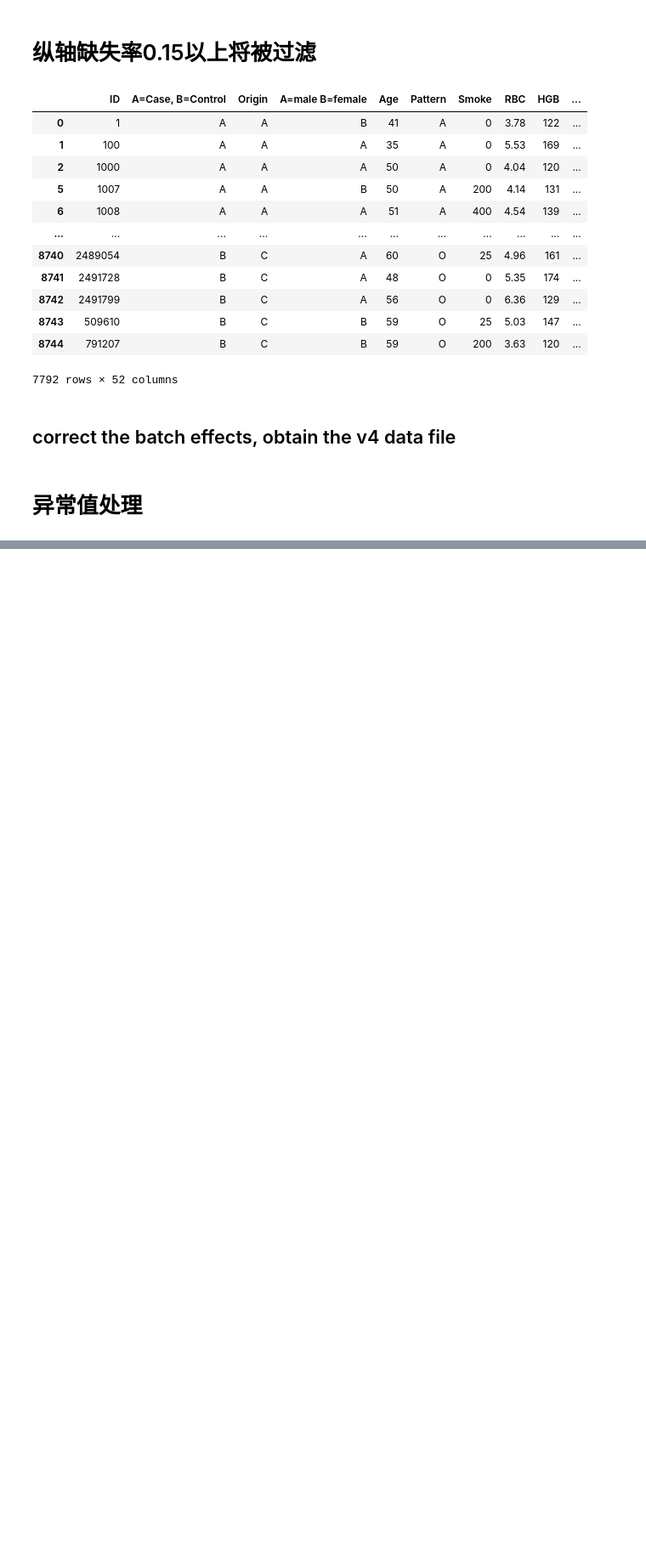
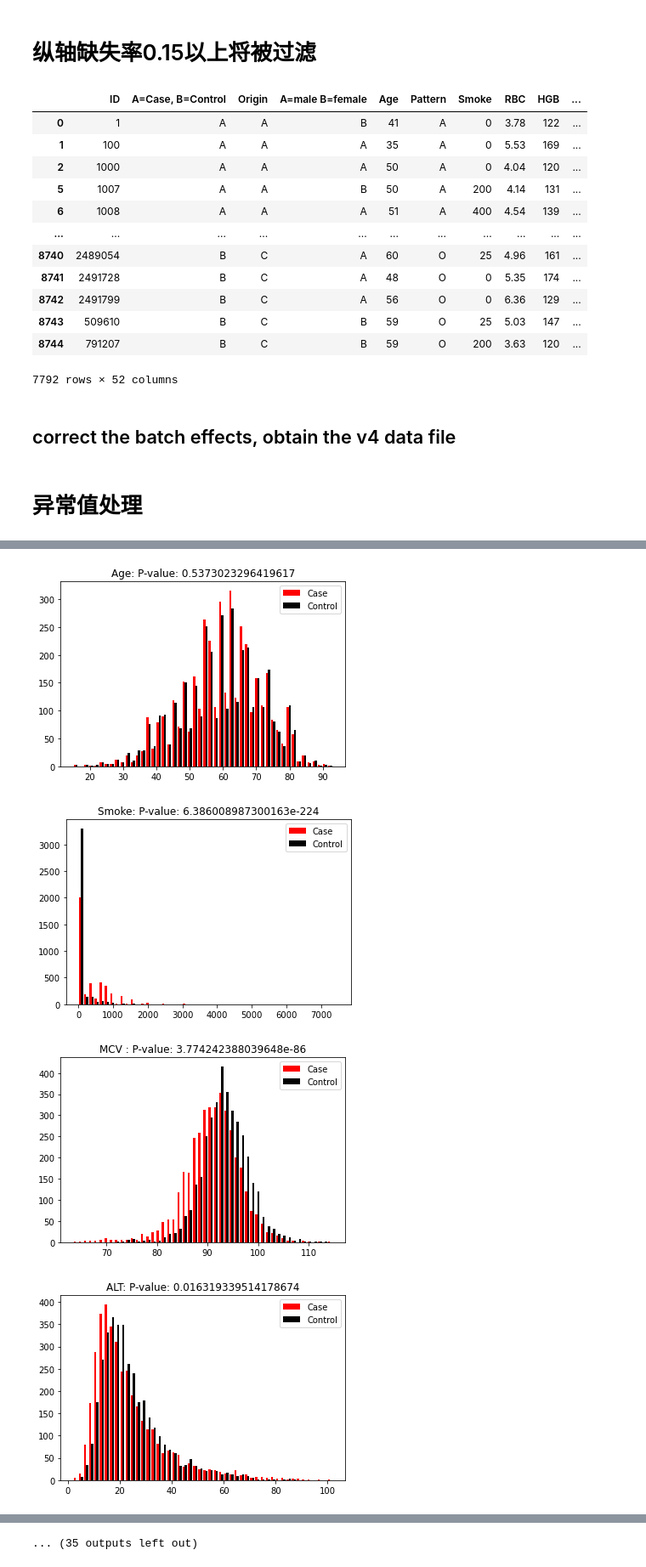
Before and after one commit to ChiXX/LungCancer, a Jupyter notebook: scripts/jupyter/Preprocessing.ipynb, the cells around one changed output, grey strips where cells are left out. Shown at 85% size. Cells and saved outputs as stored; diff of their text form; code cells hidden in the pictures; blank space fills up the shorter version.

```diff
--- a/scripts/jupyter/Preprocessing.ipynb
+++ b/scripts/jupyter/Preprocessing.ipynb
@@ -280,0 +418,17 @@ cancer_data2 = cancer_data.loc[:,:'Pattern']
+# %%
+fea_h0 =[]
+for fea in data_new.columns[6:]:
+    a = data_new[data_new['A=Case, B=Control']=='A'][fea].dropna()
+    b = data_new[data_new['A=Case, B=Control']=='B'][fea].dropna()
+    p_val = ss.ttest_ind(a, b)[1]
+    if p_val > 0.05:
+        fea_h0.append(fea)
+    plt.hist([a,b], bins=50, color=['r','k'])
+    plt.legend(['Case','Control'])
+    plt.title(fea+f': P-value: {p_val}')
+    plt.show()
+# %% [output]
+[figure, added]
+[figure, added]
+[figure, added]
+[figure, added]
@@ -280,0 +443 @@ cancer_data2 = cancer_data.loc[:,:'Pattern']
+... (35 outputs left out)
```
Also changed, not shown: parts of 31 cells of this notebook, 3 other files.
